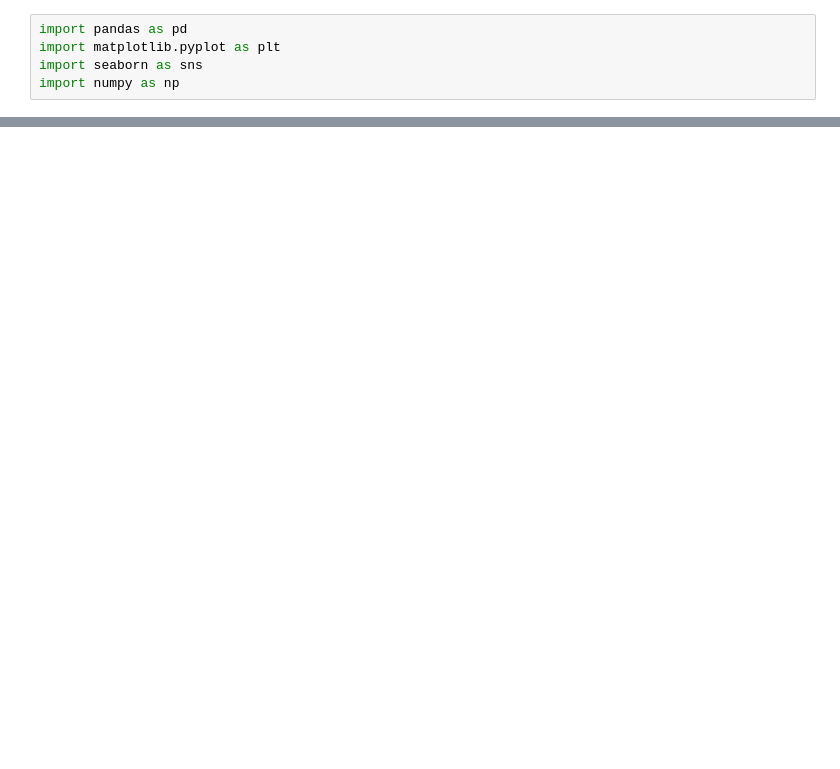
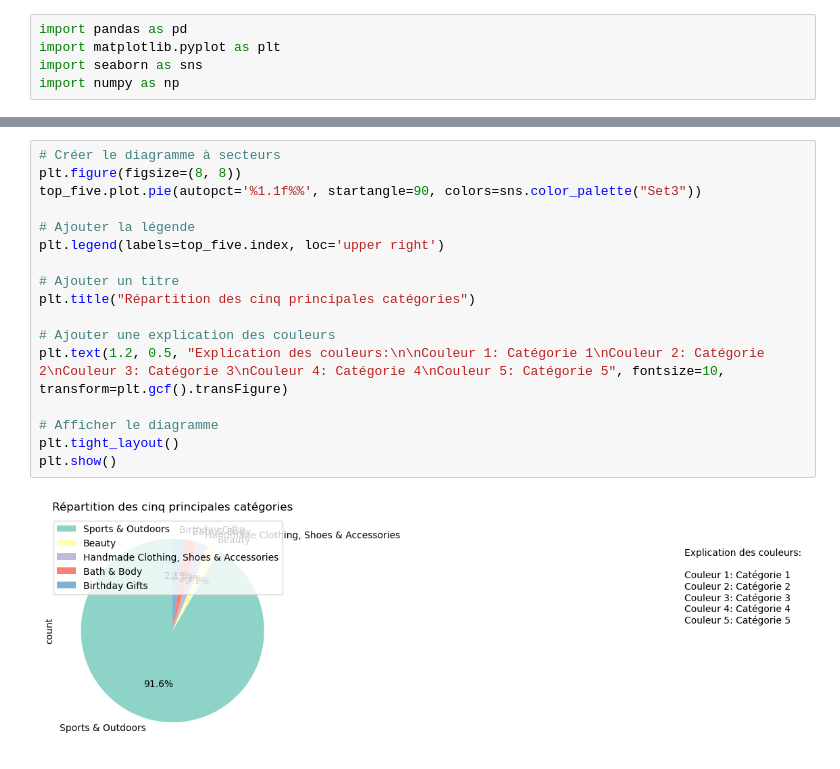
Before and after one commit to Gloria-1306/lab-eda-univariate, a Jupyter notebook: lab-eda_unvariate.ipynb, the cells around one changed output, grey strips where cells are left out. Cells and saved outputs as stored; diff of their text form; blank space fills up the shorter version.

```diff
--- a/lab-eda_unvariate.ipynb
+++ b/lab-eda_unvariate.ipynb
@@ -24,0 +103,19 @@ print(df.shape)
+# %%
+# Créer le diagramme à secteurs
+plt.figure(figsize=(8, 8))
+top_five.plot.pie(autopct='%1.1f%%', startangle=90, colors=sns.color_palette("Set3"))
+
+# Ajouter la légende
+plt.legend(labels=top_five.index, loc='upper right')
+
+# Ajouter un titre
+plt.title("Répartition des cinq principales catégories")
+
+# Ajouter une explication des couleurs
+plt.text(1.2, 0.5, "Explication des couleurs:\n\nCouleur 1: Catégorie 1\nCouleur 2: Catégorie 2\nCouleur 3: Catégorie 3\nCouleur 4: Catégorie 4\nCouleur 5: Catégorie 5", fontsize=10, transform=plt.gcf().transFigure)
+
+# Afficher le diagramme
+plt.tight_layout()
+plt.show()
+# %% [output]
+[figure, added]
```
Also changed, not shown: parts of 16 cells of this notebook.
